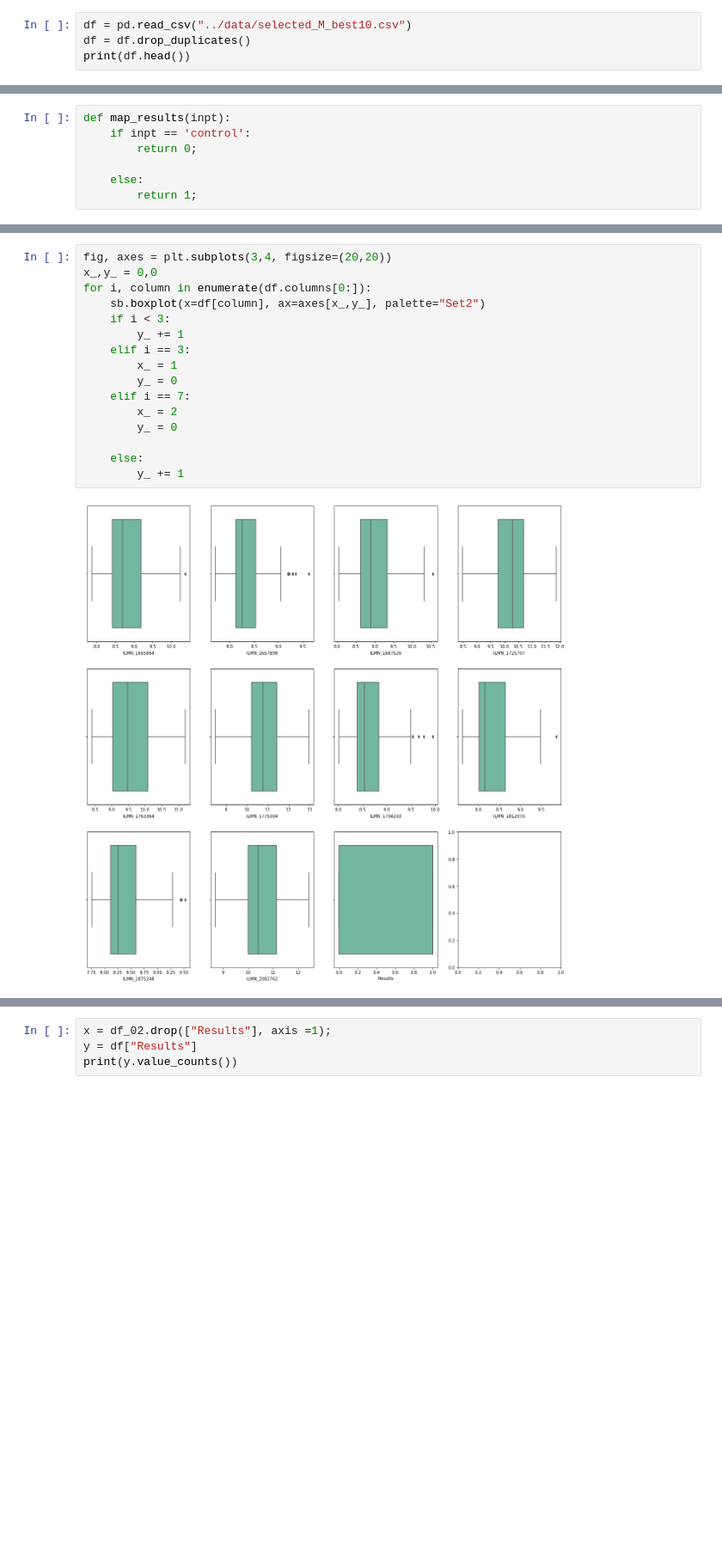
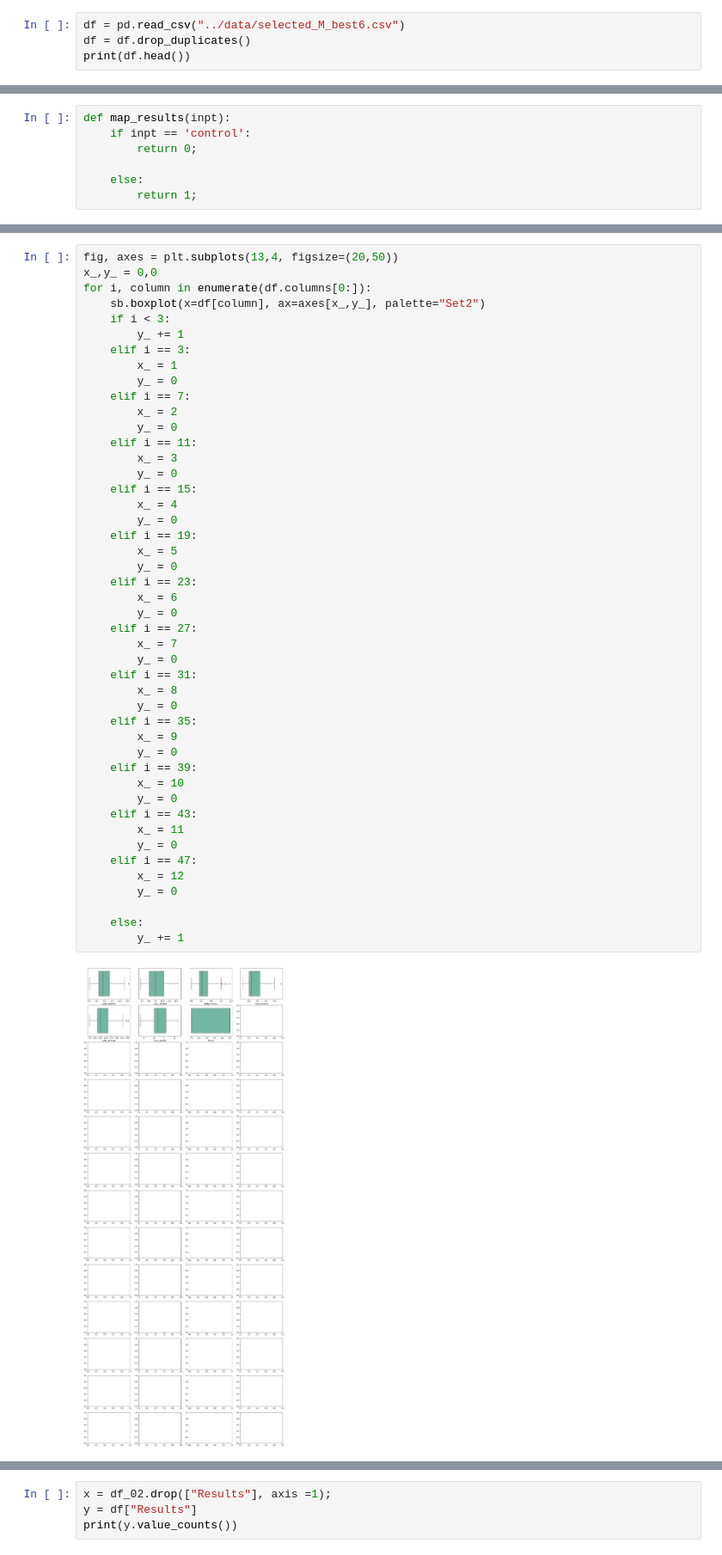
Before and after one commit to pradeepdharmasena/ML_models_Research, a Jupyter notebook: Hypertension_Trans/models/model_06.ipynb, the cells around one changed output, grey strips where cells are left out. Shown at 86% size. Drawn from its saved outputs; the diff is of its cells as text; blank space fills up the shorter version.

```diff
--- a/Hypertension_Trans/models/model_06.ipynb
+++ b/Hypertension_Trans/models/model_06.ipynb
@@ -21,7 +21,7 @@ import seaborn as sb
 from imblearn.under_sampling import RandomUnderSampler
 from imblearn.over_sampling import SMOTE
 # %%
-df = pd.read_csv("../data/selected_M_best10.csv")
+df = pd.read_csv("../data/selected_M_best6.csv")
 df = df.drop_duplicates()
 print(df.head())
 # %% [output]
@@ -99,21 +85,51 @@ print(len(df.columns))
 # %%
-fig, axes = plt.subplots(3,4, figsize=(20,20))
+fig, axes = plt.subplots(13,4, figsize=(20,50))
 x_,y_ = 0,0
 for i, column in enumerate(df.columns[0:]):
     sb.boxplot(x=df[column], ax=axes[x_,y_], palette="Set2")
     if i < 3:
         y_ += 1
     elif i == 3:
         x_ = 1
         y_ = 0
     elif i == 7:
         x_ = 2
         y_ = 0
+    elif i == 11:
+        x_ = 3
+        y_ = 0
+    elif i == 15:
+        x_ = 4
+        y_ = 0
+    elif i == 19:
+        x_ = 5
+        y_ = 0
+    elif i == 23:
+        x_ = 6
+        y_ = 0
+    elif i == 27:
+        x_ = 7
+        y_ = 0
+    elif i == 31:
+        x_ = 8
+        y_ = 0
+    elif i == 35:
+        x_ = 9
+        y_ = 0
+    elif i == 39:
+        x_ = 10
+        y_ = 0
+    elif i == 43:
+        x_ = 11
+        y_ = 0
+    elif i == 47:
+        x_ = 12
+        y_ = 0
 
     else:
         y_ += 1
 # %% [output]
-[figure, old version]
+[figure, new version]
 # %%
 cols = df.columns
 print(cols)
```
Also changed, not shown: parts of 12 cells of this notebook, 20 other files.
